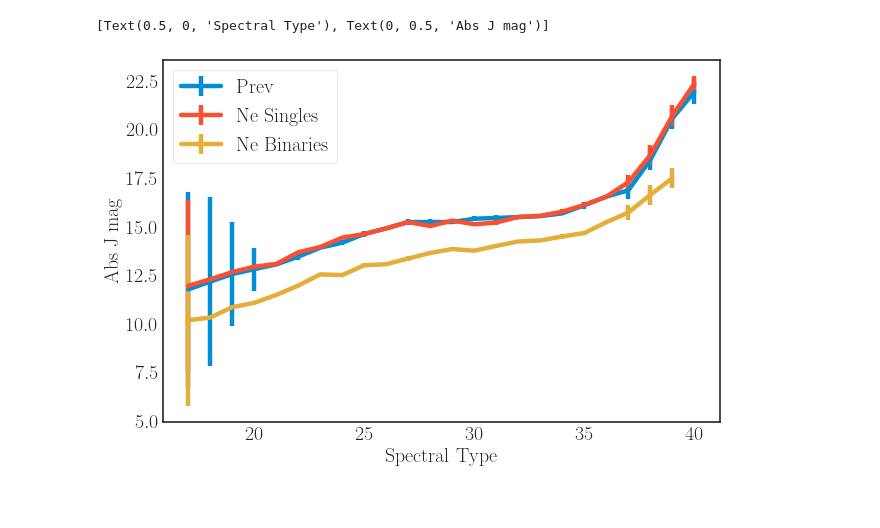
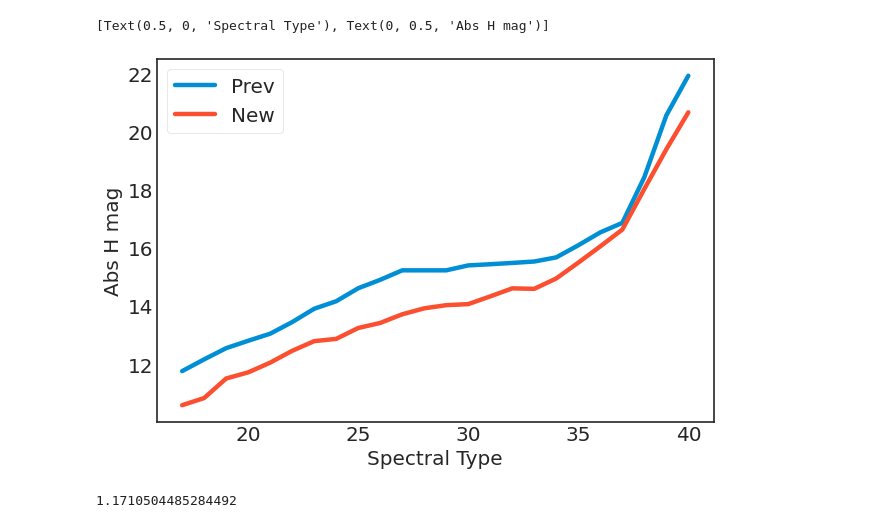
Before and after one commit to caganze/popsims, a Jupyter notebook: notebooks/Binaries.ipynb, the cells around one changed output. Drawn from its saved outputs; the diff is of its cells as text; code cells hidden in the pictures; blank space fills up the shorter version.

```diff
--- a/notebooks/Binaries.ipynb
+++ b/notebooks/Binaries.ipynb
@@ -10,7 +10,7 @@ import seaborn as sns
 import scipy
 #sns.set_style("darkgrid", {"axes.facecolor": ".95"})
 
-plt.style.use('fivethirtyeight')
+#plt.style.use('fivethirtyeight')
 #plt.style.use('dark_background')
 
 from  matplotlib.colors import Normalize
@@ -152,8 +289,7 @@ model='baraffe2003'
 # %%
-data_bins=pd.read_hdf(wisps.OUTPUT_FILES+'/final_simulated_sample_cut_binaries.h5',\
-                      key=str(model)+str('h'))
-data=pd.read_hdf(wisps.OUTPUT_FILES+'/final_simulated_sample_cut.h5',\
-                       key=str(model)+str('h')+str(h)+'F110_corrected')
+data_bins=pd.read_hdf(popsims.DATA_FOLDER+'/final_simulated_sample_cut_binaries.h5',\
+                      key=str(model)+str(h)+str('spt_abs_mag'))
+data=pd.read_hdf(popsims.DATA_FOLDER+'/final_simulated_sample_cut.h5', key=str(model)+str('h')+str(h)+'F110_corrected')
 # %%
 fig, (ax, ax1)=plt.subplots(figsize=(12, 6), ncols=2, sharey=True)
 
@@ -194,22 +408,34 @@ cut_flag=data_bins.is_cut.values
 bin_flag=data_bins.is_binary.values
 # %%
 fig, ax=plt.subplots()
-prev=group_by_spt(data['spt'].values, popsims.abs_mags.get_abs_mag(data['spt'].values, '2MASS J')[0])
+prev=group_by_spt(data['spt'].values, popsims.abs_mags.get_abs_mag(data['spt'].values,\
+                                                                   '2MASS J')[0])
+ne=group_by_spt(data_bins['spt'][~cut_flag], \
+                 data_bins['abs_2MASS_H'][~cut_flag])
+
 ne_sing=group_by_spt(data_bins['spt'][np.logical_and(~cut_flag, ~bin_flag)], \
-                 data_bins['abs_2MASS_J'][np.logical_and(~cut_flag, ~bin_flag)])
+                 data_bins['abs_2MASS_H'][np.logical_and(~cut_flag, ~bin_flag)])
 
 ne_bins=group_by_spt(data_bins['spt'][np.logical_and(~cut_flag, bin_flag)], \
-                 data_bins['abs_2MASS_J'][np.logical_and(~cut_flag, bin_flag)])
+                 data_bins['abs_2MASS_H'][np.logical_and(~cut_flag, bin_flag)])
 
-ax.errorbar(prev['grid'], prev['median'], yerr= prev['std'], ms=1, label='Prev')
-h=ax.errorbar(ne_sing['grid'], ne_sing['median'],  \
-              yerr= ne_sing['std'], ms=1, label='Ne Singles')
-h=ax.errorbar(ne_bins['grid'], ne_bins['median'],  \
-              yerr= ne_sing['std'], ms=1, label='Ne Binaries')
+ax.errorbar(prev['grid'], prev['median'],  ms=1, label='Prev')
+ax.errorbar(ne['grid'], ne['median'],  ms=1, label='New')
+#h=ax.errorbar(ne_sing['grid'], ne_sing['median'],  \
+#              yerr= ne_sing['std'], ms=1, label='Ne Singles')
+#h=ax.errorbar(ne_bins['grid'], ne_bins['median'],  \
+#              yerr= ne_sing['std'], ms=1, label='Ne Binaries')
+
+#ax.plot(ne_sing['grid'], ne_sing['median']-ne_bins['median'])
 ax.legend()
+ax.minorticks_on()
 
 ax.legend()
-ax.set(xlabel='Spectral Type', ylabel='Abs J mag')
+ax.set(xlabel='Spectral Type', ylabel='Abs H mag')
 # %% [output]
-[Text(0.5, 0, 'Spectral Type'), Text(0, 0.5, 'Abs J mag')]
+[Text(0.5, 0, 'Spectral Type'), Text(0, 0.5, 'Abs H mag')]
-[figure, old version]
+[figure, new version]
+# %%
+ np.nanmedian(ne_sing['median']-ne_bins['median'])
+# %% [output]
+1.1710504485284492
```
Also changed, not shown: parts of 65 cells of this notebook, 4 other files.
